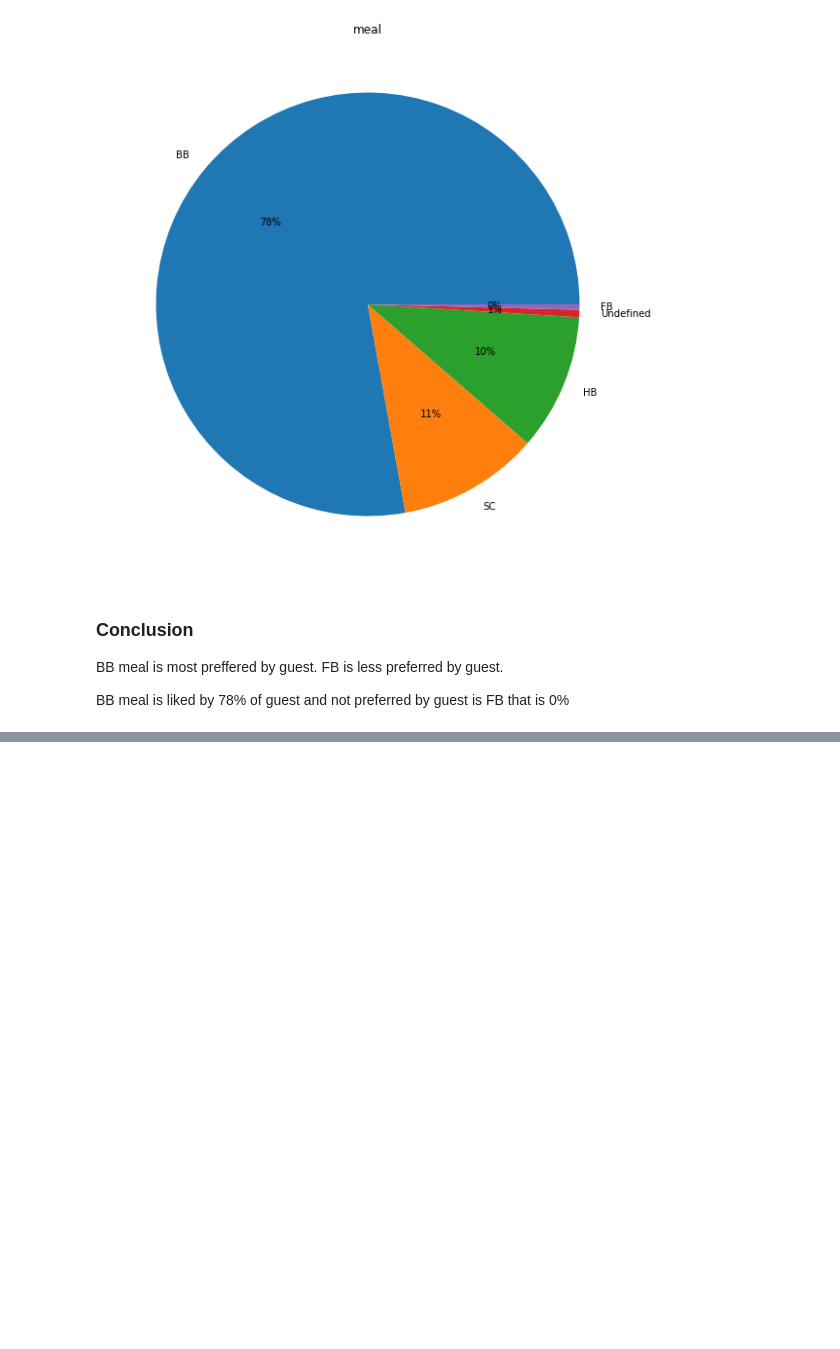
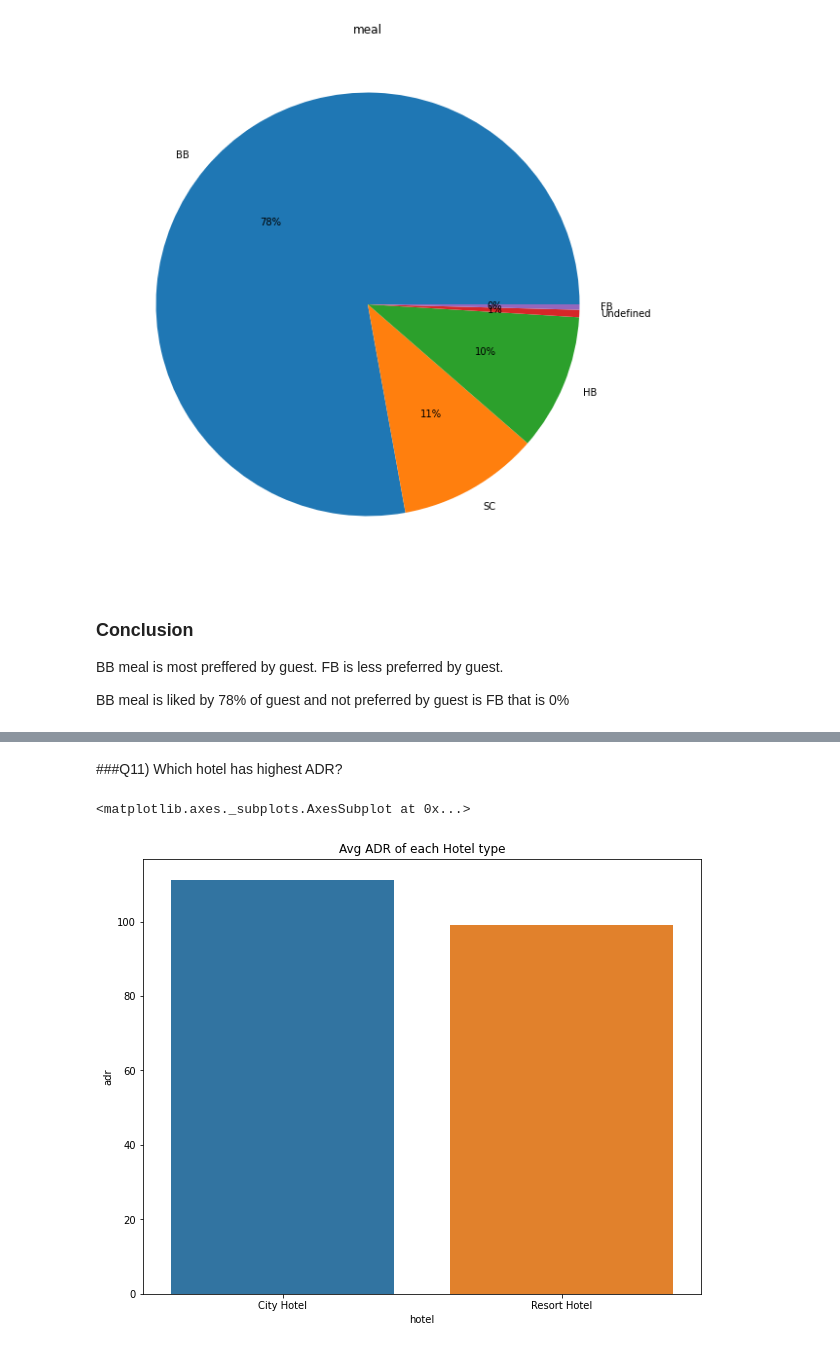
Before and after one commit to kumarsinghashu/EDA-PROJECT-1-Hotel-Booking-Analysis, a Jupyter notebook: EDA_Project1.ipynb, the cells around one changed output, grey strips where cells are left out. Drawn from its saved outputs; the diff is of its cells as text; code cells hidden in the pictures; blank space fills up the shorter version.

```diff
--- a/EDA_Project1.ipynb
+++ b/EDA_Project1.ipynb
@@ -659,0 +686,22 @@ BB meal is liked by 78% of guest and not preferred by guest is FB that is 0%
+# %%
+# Group by analysis hotel
+group_by_hotel=Hb1.groupby('hotel')
+# %% [markdown]
+###Q11) Which hotel has highest ADR?
+# %%
+# group by hotel ADR
+highest_adr=group_by_hotel['adr'].mean().reset_index()
+
+# plot size
+plt.figure(figsize=(10,8))
+
+#  labels
+plt.xlabel('Hotel type')
+plt.ylabel('ADR')
+plt.title("Avg ADR of each Hotel type")
+
+#plot the graph
+sns.barplot(x=highest_adr['hotel'],y=highest_adr['adr'])
+# %% [output]
+<matplotlib.axes._subplots.AxesSubplot at 0x...>
+[figure, added]
```
Also changed, not shown: parts of 23 cells of this notebook.
